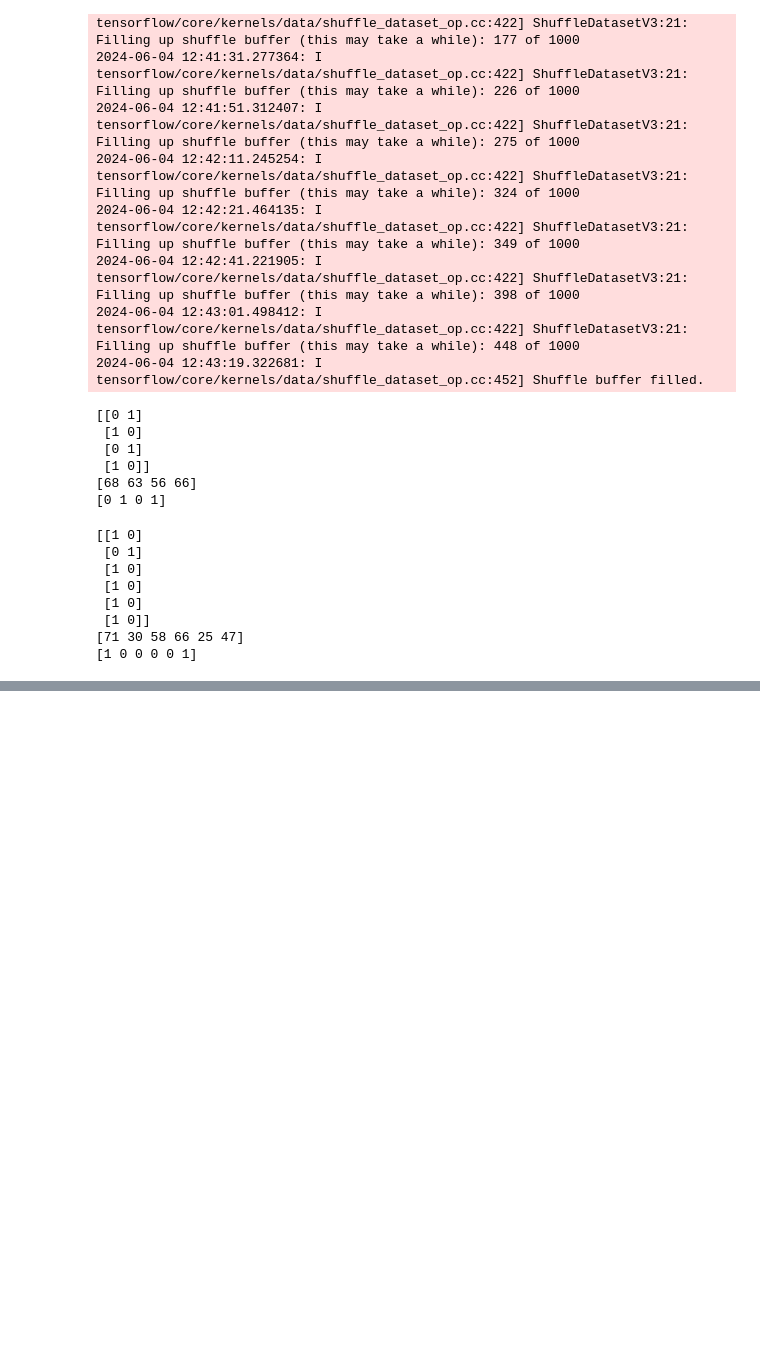
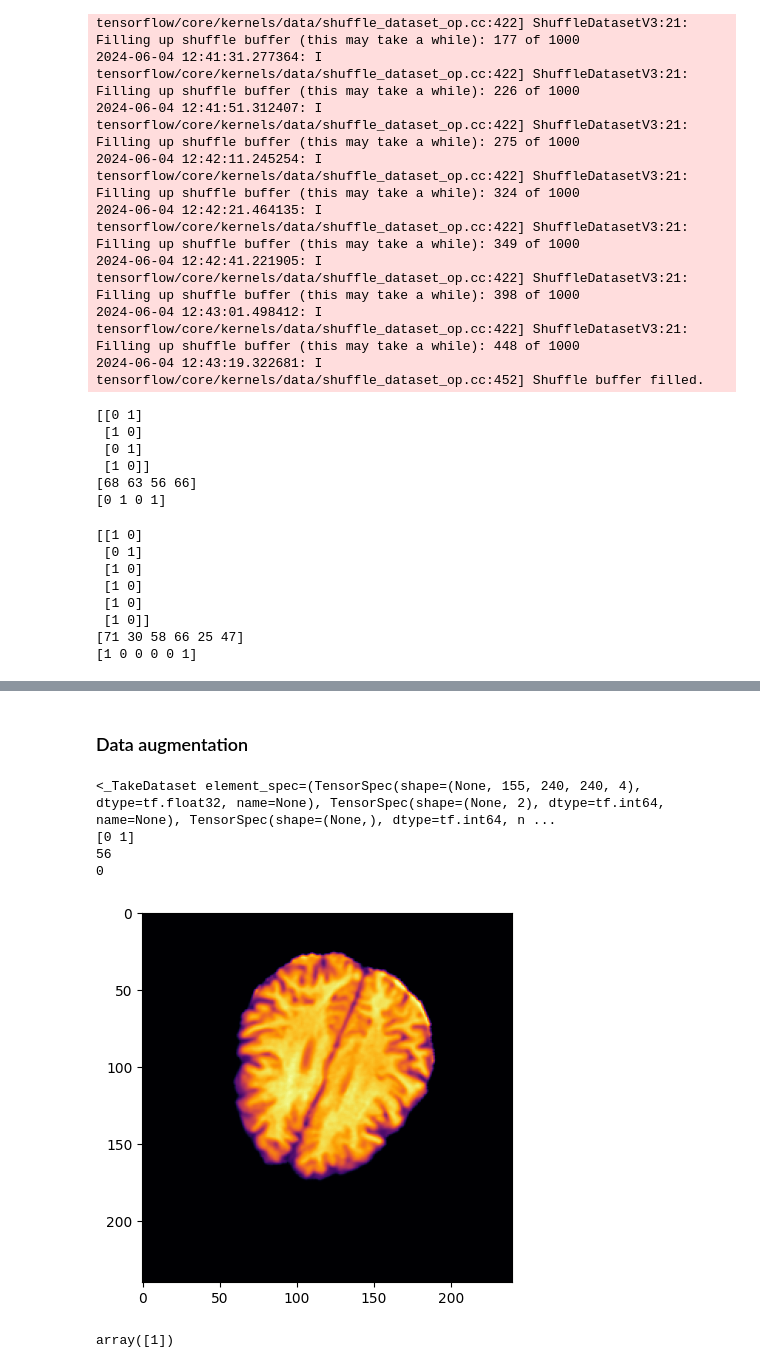
Before and after one commit to LennartPhil/Brain_Mets_Classification, a Jupyter notebook: notebooks/testing/tfr_testing_station.ipynb, the cells around one changed output, grey strips where cells are left out. Drawn from its saved outputs; the diff is of its cells as text; code cells hidden in the pictures; blank space fills up the shorter version.

Commit message:
i honestly think this might work out, at least I got to training a simple model while using tfrecord

```diff
--- a/notebooks/testing/tfr_testing_station.ipynb
+++ b/notebooks/testing/tfr_testing_station.ipynb
@@ -189,0 +111,6 @@ for fold_idx, (train_dataset, val_dataset) in enumerate(k_fold_datasets):
+# %%
+tfr_file_names = [file for file in os.listdir(path_to_tfr_folder) if file.endswith(".tfrecord")]
+
+tfr_paths = [path_to_tfr_folder + "/" + file for file in tfr_file_names]
+for file in tfr_paths:
+    print(file)
@@ -189,0 +123,2 @@ for fold_idx, (train_dataset, val_dataset) in enumerate(k_fold_datasets):
+# %% [markdown]
+### Data augmentation
@@ -189,0 +137,45 @@ for fold_idx, (train_dataset, val_dataset) in enumerate(k_fold_datasets):
+# %%
+feature_description = {
+    "image": tf.io.FixedLenFeature([155, 240, 240, 4], tf.float32),
+    "sex": tf.io.FixedLenFeature([2], tf.int64, default_value=[0,0]),
+    "age": tf.io.FixedLenFeature([], tf.int64, default_value=0),
+    "primary": tf.io.FixedLenFeature([], tf.int64, default_value=0),
+}
+
+data = tf.data.TFRecordDataset([tfr_paths], compression_type="GZIP")
+
+def parse_record(record, labeled = False):
+    example = tf.io.parse_single_example(record, feature_description)
+    image = example["image"]
+    image = tf.reshape(image, [155, 240, 240, 4])
+    image = data_augmentation(image)
+    if labeled:
+        #return image, example["sex"], example["age"], example["primary"]
+        return image, example["primary"]
+    else:
+        return image
+
+data = data.map(partial(parse_record, labeled = True))
+
+#data = data.repeat()
+
+data = data.shuffle(buffer_size=100)
+
+data = data.batch(1)
+
+data = data.prefetch(buffer_size=1)
+# %%
+test_data = data.take(1)
+print(test_data)
+for image, sex, age, primary in test_data:
+    print(sex.numpy()[0])
+    print(age.numpy()[0])
+    print(primary.numpy()[0])
+    numpy_image = image.numpy()
+    plt.imshow(numpy_image[0][100, :, :, 0], cmap="inferno")
+# %% [output]
+<_TakeDataset element_spec=(TensorSpec(shape=(None, 155, 240, 240, 4), dtype=tf.float32, name=None), TensorSpec(shape=(None, 2), dtype=tf.int64, name=None), TensorSpec(shape=(None,), dtype=tf.int64, n ...
+[0 1]
+56
+0
+[figure, added]
@@ -189,0 +185,7 @@ for fold_idx, (train_dataset, val_dataset) in enumerate(k_fold_datasets):
+# %%
+train_images, others = data.take(2)
+#print(train_images)
+others[3].numpy()
+#train_images = train_images[0]
+# %% [output]
+array([1])
```
Also changed, not shown: parts of 13 cells of this notebook.
